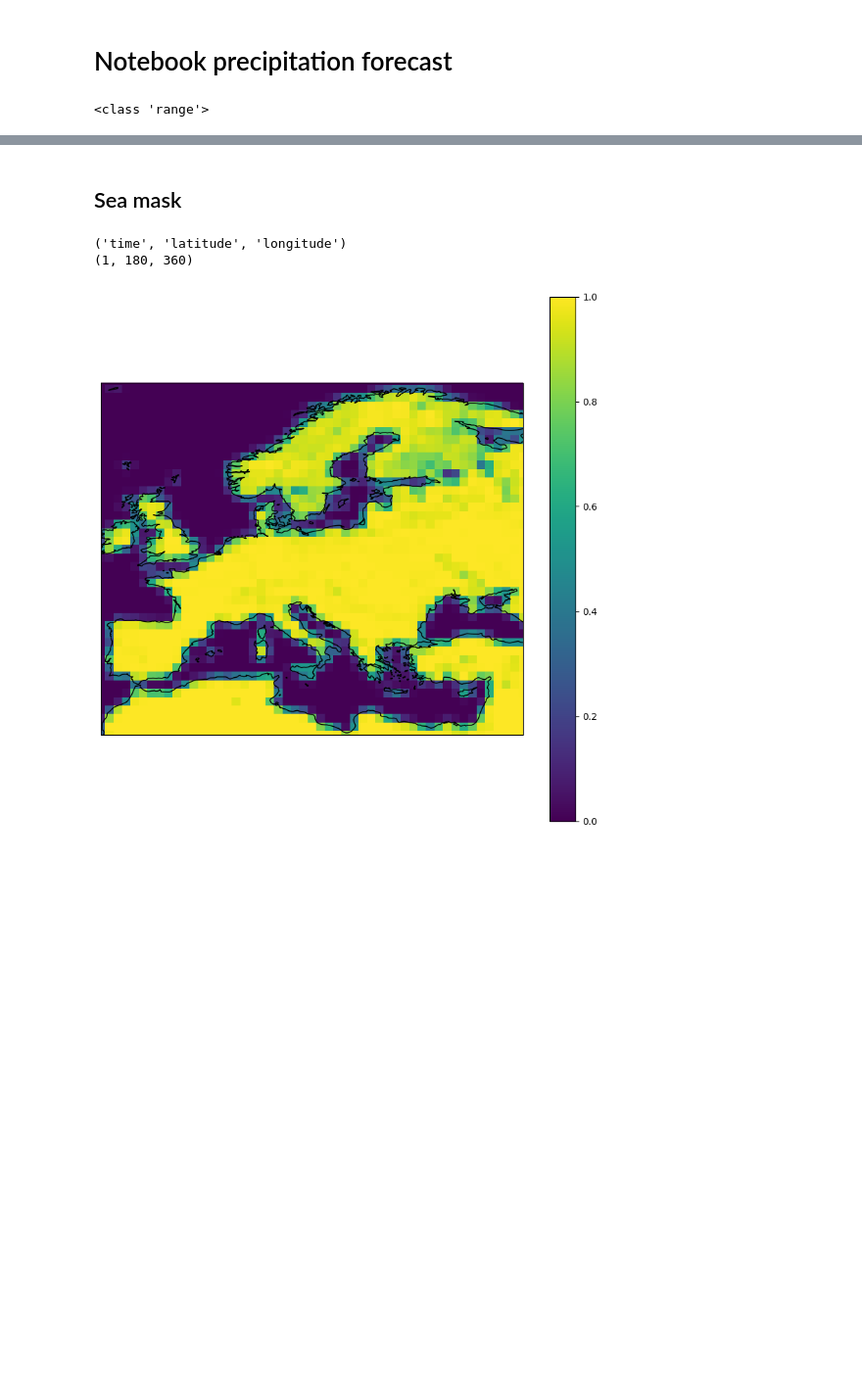
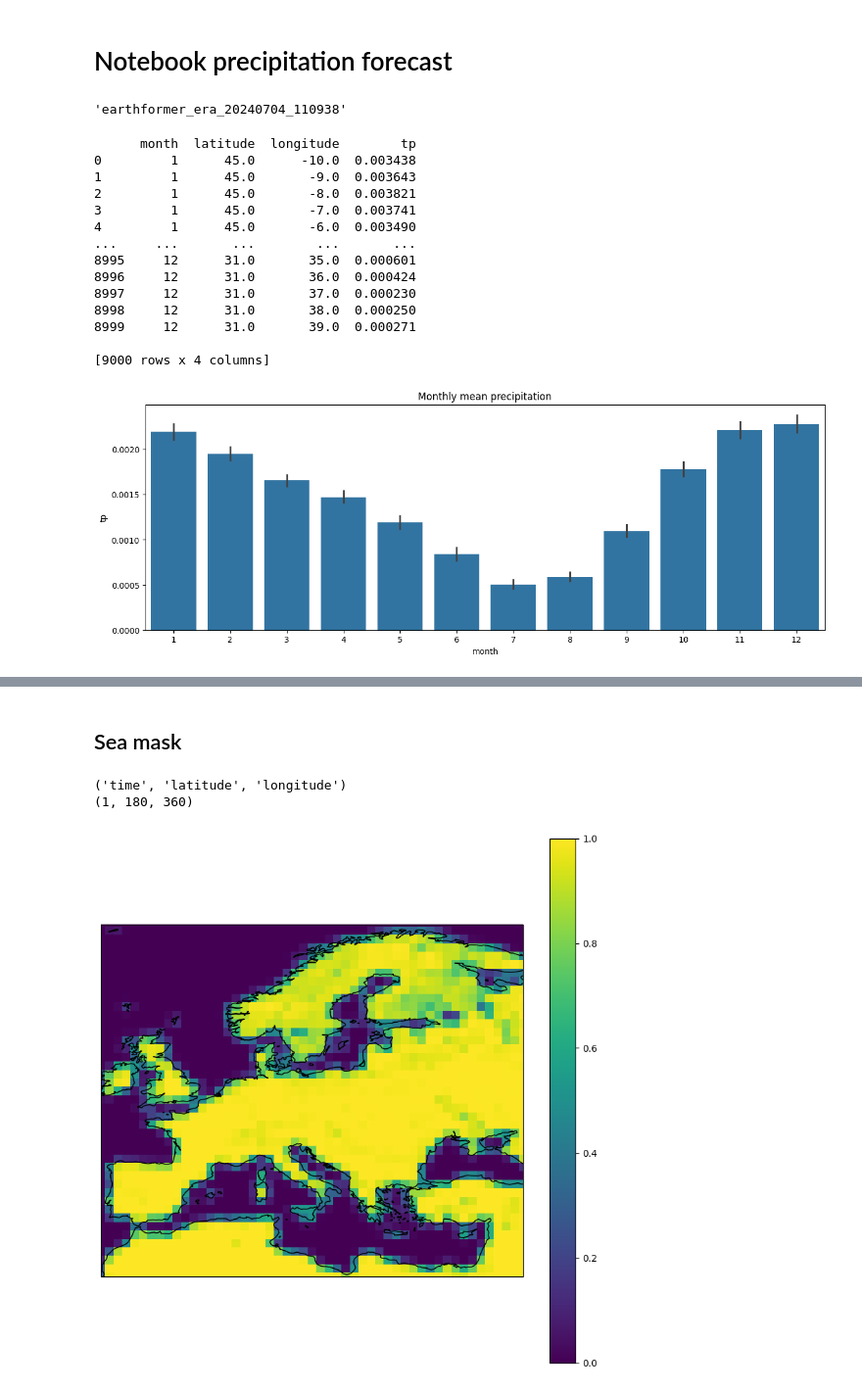
Before and after one commit to EmmaGau/extreme_events_forecasting, a Jupyter notebook: primary_code/precipitation.ipynb, the cells around one changed output, grey strips where cells are left out. Shown at 98% size. Cells and saved outputs as stored; diff of their text form; code cells hidden in the pictures; blank space fills up the shorter version.

```diff
--- a/primary_code/precipitation.ipynb
+++ b/primary_code/precipitation.ipynb
@@ -10,0 +11,10 @@ dataset_path = "/scistor/ivm/data_catalogue/reanalysis/ERA5_0.25/PR/PR_era5_MED_
+# %%
+import time
+
+def default_save_name():
+    now = time.strftime("%Y%m%d_%H%M%S")
+    return f"earthformer_era_{now}"
+
+default_save_name()
+# %% [output]
+'earthformer_era_20240704_110938'
@@ -11,6 +23,27 @@ dataset_path = "/scistor/ivm/data_catalogue/reanalysis/ERA5_0.25/PR/PR_era5_MED_
 # %%
-ds = xr.open_mfdataset(f"{dataset_path}", combine='by_coords')
+ds = xr.open_dataset(f"{dataset_path}")
-# %%
-print(type(range(160,180)))
-# %% [output]
-<class 'range'>
+# %%
+# plot la moyenne par mois de preciipitation average sur toute la mediterannee
+monthly_mean = ds['tp'].groupby('time.month').mean(dim='time')
+monthly_mean_df = monthly_mean.to_dataframe().reset_index()
+print(monthly_mean_df)
+fig, ax = plt.subplots(1, 1, figsize=(15, 5))
+sns.barplot(data=monthly_mean_df, x='month', y='tp', ax=ax)
+plt.title('Monthly mean precipitation')
+plt.show()
+# %% [output]
+      month  latitude  longitude        tp
+0         1      45.0      -10.0  0.003438
+1         1      45.0       -9.0  0.003643
+2         1      45.0       -8.0  0.003821
+3         1      45.0       -7.0  0.003741
+4         1      45.0       -6.0  0.003490
+...     ...       ...        ...       ...
+8995     12      31.0       35.0  0.000601
+8996     12      31.0       36.0  0.000424
+8997     12      31.0       37.0  0.000230
+8998     12      31.0       38.0  0.000250
+8999     12      31.0       39.0  0.000271
+
+[9000 rows x 4 columns]
+[figure, added]
```
Also changed, not shown: parts of 6 cells of this notebook, 4 other files.
